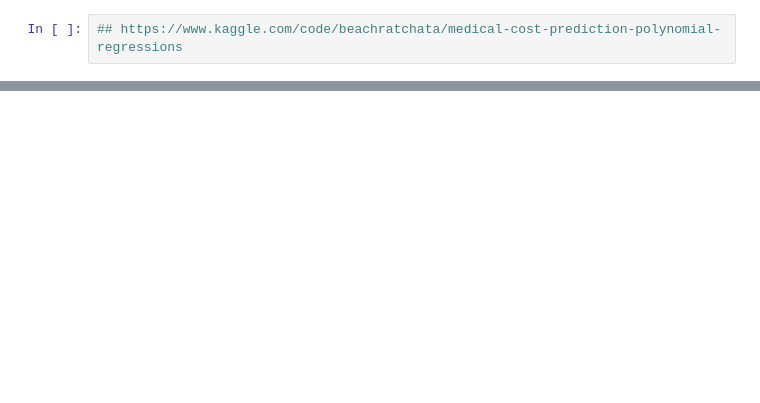
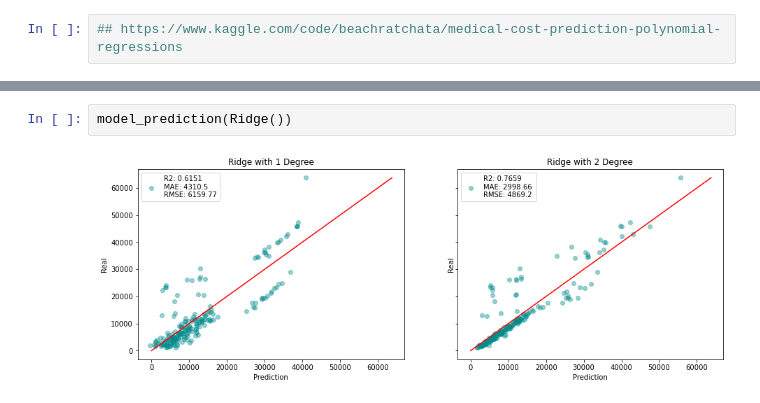
Before and after one commit to ParitoshPalSingh/Medical_Cost_Prediction_Project, a Jupyter notebook: Medical Cost Prediction PolynomialRegression.ipynb, the cells around one changed output, grey strips where cells are left out. Drawn from its saved outputs; the diff is of its cells as text; blank space fills up the shorter version.

```diff
--- a/Medical Cost Prediction PolynomialRegression.ipynb
+++ b/Medical Cost Prediction PolynomialRegression.ipynb
@@ -301,0 +320,4 @@ def model_prediction(model):
+# %%
+model_prediction(Ridge())
+# %% [output]
+[figure, added]
```
Also changed, not shown: parts of 8 cells of this notebook.
